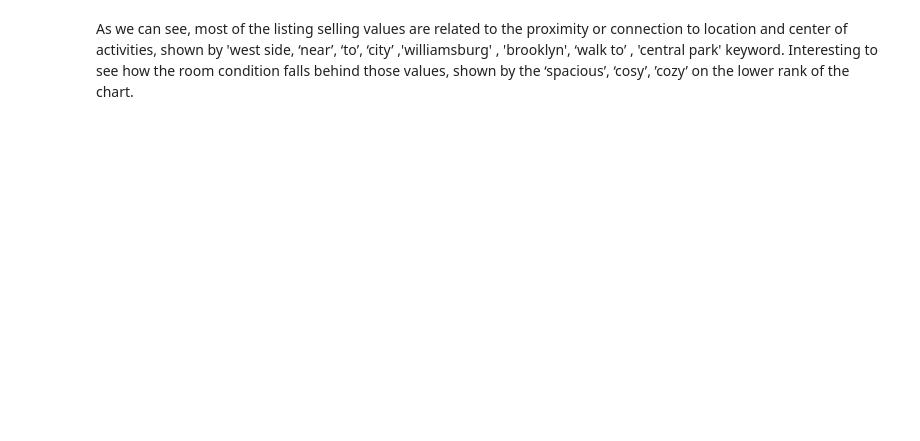
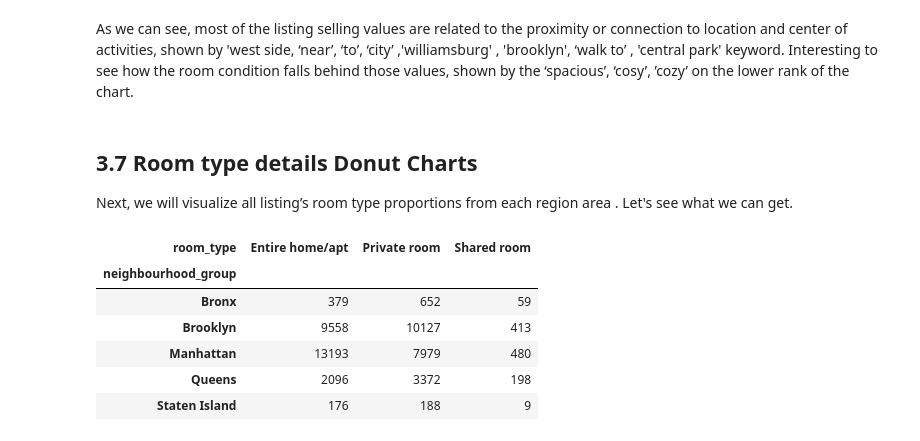
Before and after one commit to anuj561/Airbnb_NYC_2019, a Jupyter notebook: Airbnb_NYC_2019.ipynb, the cells around one changed output. Drawn from its saved outputs; the diff is of its cells as text; code cells hidden in the pictures; blank space fills up the shorter version.

```diff
--- a/Airbnb_NYC_2019.ipynb
+++ b/Airbnb_NYC_2019.ipynb
@@ -425,2 +425,6 @@ plt.show()
 # %% [markdown]
 As we can see, most of the listing selling values are related to the proximity or connection to location and center of activities, shown by 'west side, ‘near’, ‘to’, ‘city’ ,'williamsburg' , 'brooklyn', ‘walk to’ , 'central park'  keyword. Interesting to see how the room condition falls behind those values, shown by the ‘spacious’, ‘cosy’, ’cozy’ on the lower rank of the chart.
+# %% [markdown]
+## 3.7 Room type details Donut Charts
+
+Next, we will visualize all listing’s room type proportions from each region area . Let's see what we can get.
@@ -426,0 +435,11 @@ As we can see, most of the listing selling values are related to the proximity o
+# %%
+df2_room_types=airbnb_types.pivot(index='neighbourhood_group', columns='room_type', values='count')
+df2_room_types
+# %% [output]
+| room_type | Entire home/apt | Private room | Shared room |
+| neighbourhood_group |  |  |  |
+| Bronx | 379 | 652 | 59 |
+| Brooklyn | 9558 | 10127 | 413 |
+| Manhattan | 13193 | 7979 | 480 |
+| Queens | 2096 | 3372 | 198 |
+| Staten Island | 176 | 188 | 9 |
```
Also changed, not shown: parts of 8 cells of this notebook.
